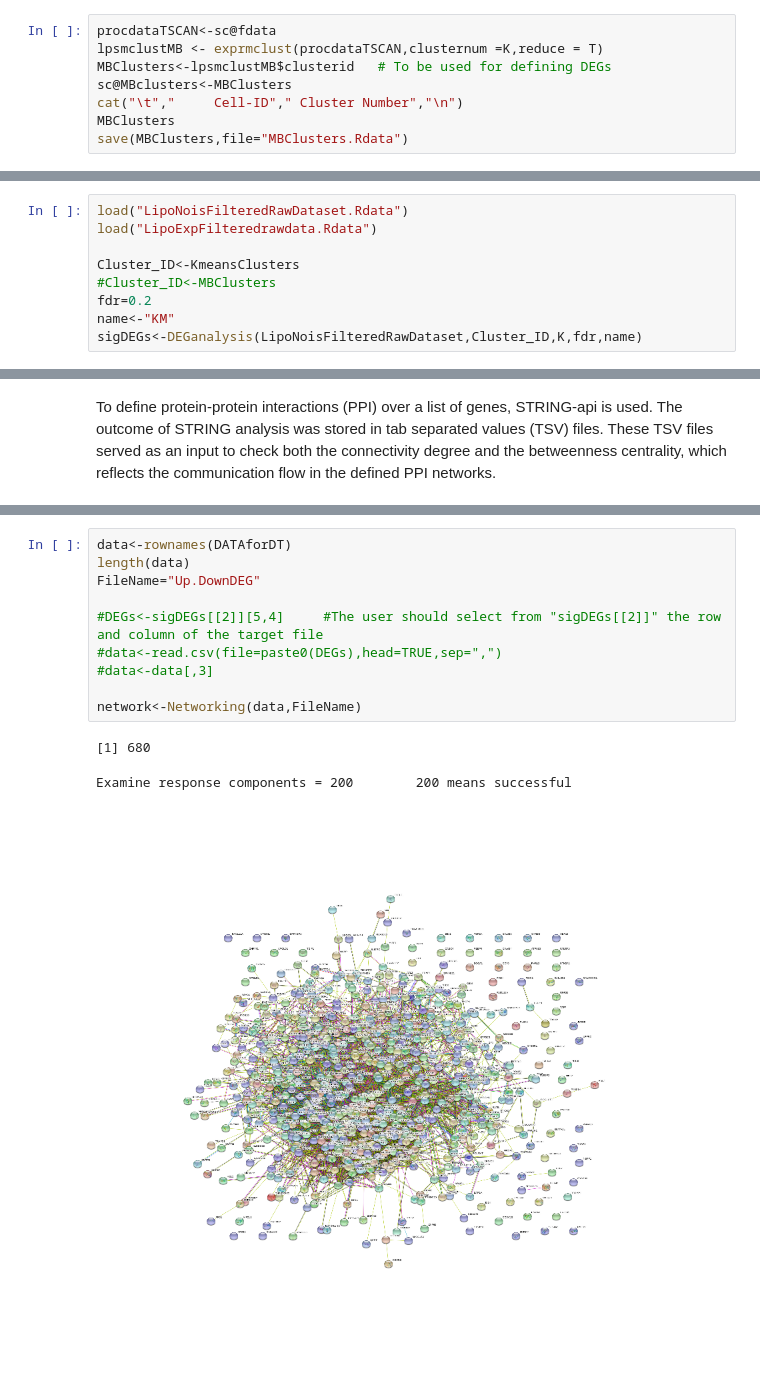
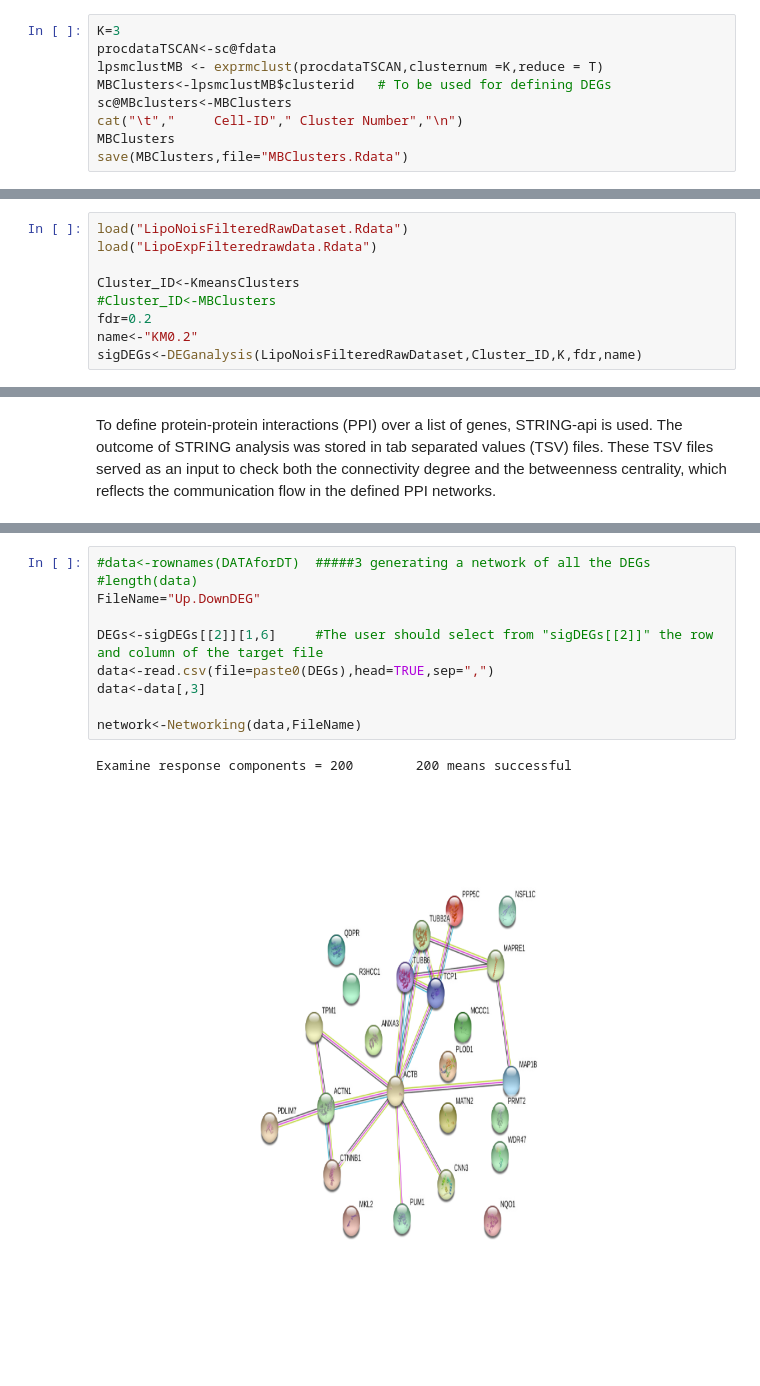
Before and after one commit to SystemsBiologist/PSCAN, a Jupyter notebook: PSCAN.test.ipynb, the cells around one changed output, grey strips where cells are left out. Drawn from its saved outputs; the diff is of its cells as text.

Commit message:
Improve the Findoutlier function and some plots

```diff
--- a/PSCAN.test.ipynb
+++ b/PSCAN.test.ipynb
@@ -372,6 +372,7 @@ Model-based clustering assumes that the data are generated by a model and attemp
 # %% [markdown]
 #### 2.2.1. Defining the Cells in the clusters generated by model-based clustering
 # %%
+K=3
 procdataTSCAN<-sc@fdata
 lpsmclustMB <- exprmclust(procdataTSCAN,clusternum =K,reduce = T)
 MBClusters<-lpsmclustMB$clusterid   # To be used for defining DEGs
@@ -579,7 +582,7 @@ load("LipoExpFilteredrawdata.Rdata")
 Cluster_ID<-KmeansClusters
 #Cluster_ID<-MBClusters
 fdr=0.2
-name<-"KM"
+name<-"KM0.2"
 sigDEGs<-DEGanalysis(LipoNoisFilteredRawDataset,Cluster_ID,K,fdr,name)
 # %% [output]
 The dataset is ready for differential expression analysis[1] Cl3 Cl1 Cl2
@@ -829,14 +843,13 @@ Average Path Length 1.060606
 # %%
-data<-rownames(DATAforDT)
-length(data)
+#data<-rownames(DATAforDT)  #####3 generating a network of all the DEGs
+#length(data)
 FileName="Up.DownDEG"
 
-#DEGs<-sigDEGs[[2]][5,4]     #The user should select from "sigDEGs[[2]]" the row and column of the target file
-#data<-read.csv(file=paste0(DEGs),head=TRUE,sep=",")
-#data<-data[,3]
+DEGs<-sigDEGs[[2]][1,6]     #The user should select from "sigDEGs[[2]]" the row and column of the target file
+data<-read.csv(file=paste0(DEGs),head=TRUE,sep=",")
+data<-data[,3]
 
 network<-Networking(data,FileName)
 # %% [output]
-[1] 680
+Examine response components = 200        200 means successful
-Examine response components = 200        200 means successful
-[figure, old version]
+[figure, new version]
```
Also changed, not shown: parts of 16 cells of this notebook.
